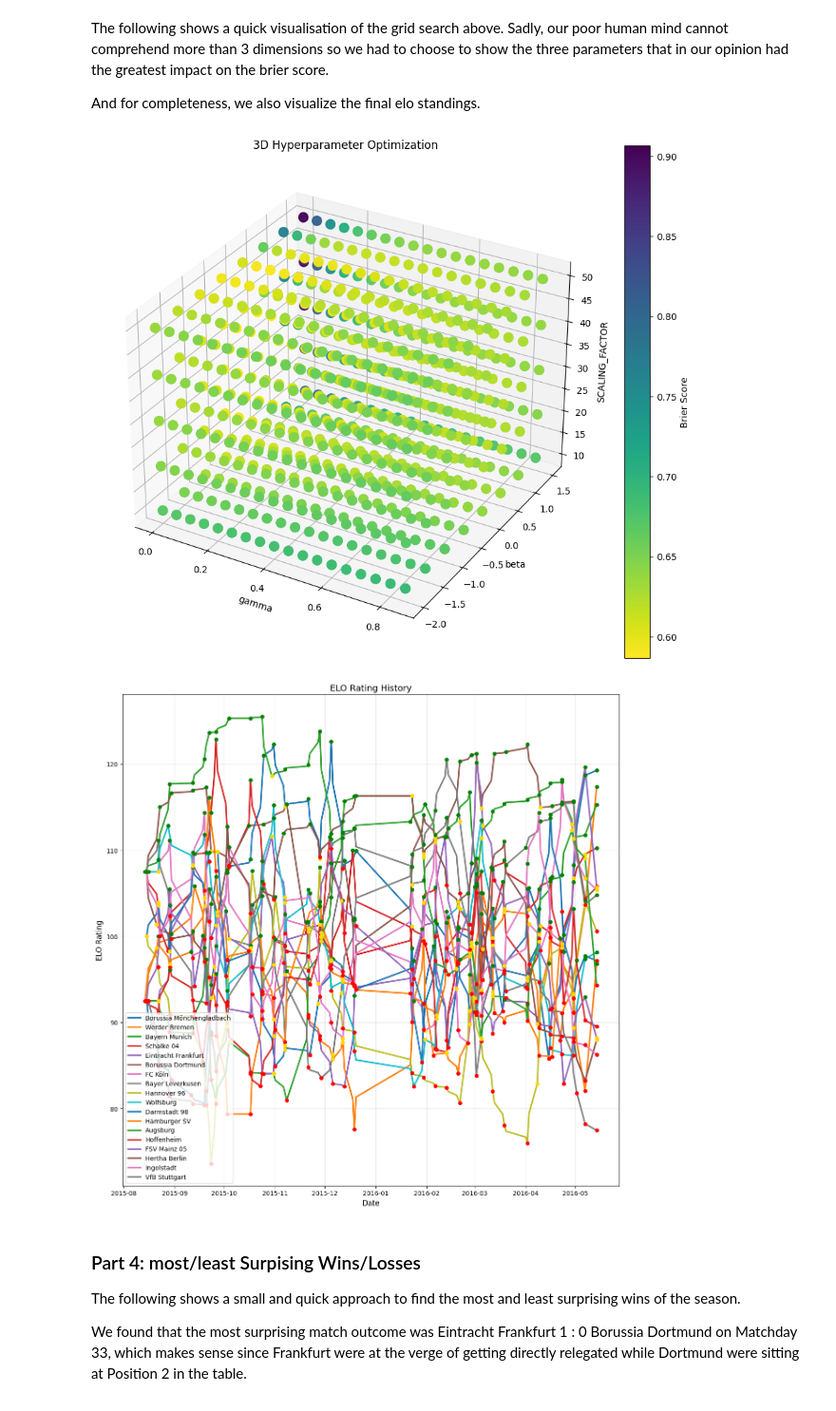
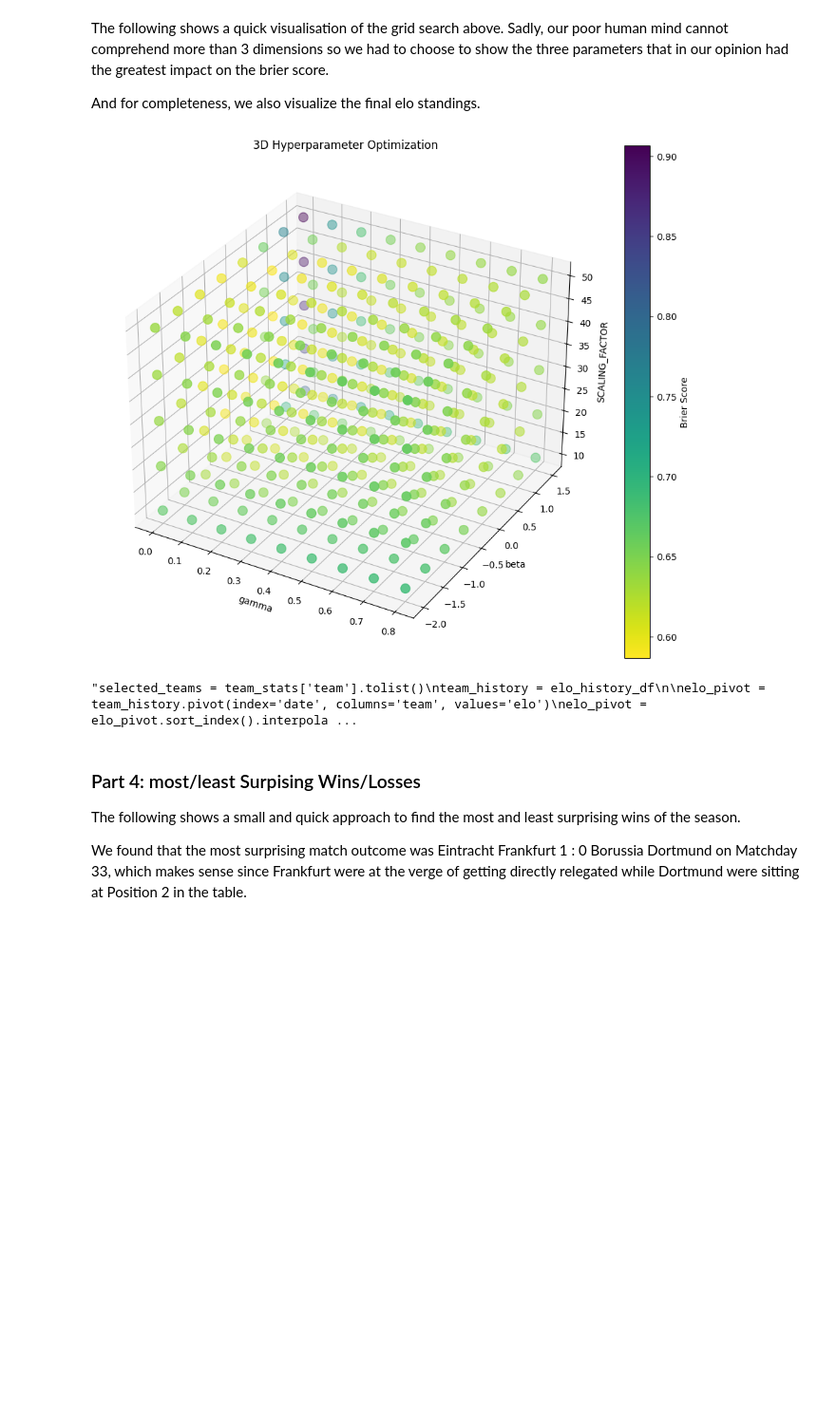
Before and after one commit to MaxPrinz98/FootballDSAI, a Jupyter notebook: Create_Elo_Clean.ipynb, the cells around one changed output. Shown: that part at 95% size. Drawn from its saved outputs; the diff is of its cells as text; code cells hidden in the pictures; blank space fills up the shorter version.

Commit message:
svg stuff

```diff
--- a/Create_Elo_Clean.ipynb
+++ b/Create_Elo_Clean.ipynb
@@ -87,9 +87,9 @@ param_grid = {
     'K_FACTOR': [1],#np.arange(1.,7.,1.),
     'SCALING_FACTOR': np.arange(10.,51.,10.),
     'HOME_ADVANTAGE': [0.01] ,#np.arange(0.01,0.10,0.05),
-    'STARTING_ELO': np.arange(500.,2501.,500.),
+    'STARTING_ELO': [1500.], #np.arange(500.,2501.,500.),
     'beta' : np.arange(-2.,2.,0.5),
-    'gamma' : np.arange(0.0,0.9,0.05)
+    'gamma' : np.arange(0.0,0.9,0.1)
 }
 
 
@@ -125,37 +125,38 @@ ax.set_xlabel("gamma")
 ax.set_ylabel("beta")
 ax.set_zlabel("SCALING_FACTOR")
 plt.colorbar(scatter, label="Brier Score")
 plt.title("3D Hyperparameter Optimization")
+plt.savefig('./Poster_stuff/Grid_search.svg')
 plt.show()
 
-selected_teams = team_stats['team'].tolist()
+'''selected_teams = team_stats['team'].tolist()
 team_history = elo_history_df
 
 elo_pivot = team_history.pivot(index='date', columns='team', values='elo')
 elo_pivot = elo_pivot.sort_index().interpolate()
 
 plt.figure(figsize=(12, 12))
 
 result_colors = {'win': 'green', 'loss': 'red', 'draw': 'gold'}
 
 for team in selected_teams:
     plt.plot(elo_pivot.index, elo_pivot[team], label=team, linewidth=2.5)
 
     team_points = team_history[team_history['team'] == team]
     for _, row in team_points.iterrows():
         plt.scatter(row['plot_date'], row['elo'], color=result_colors[row['result']], s=30, zorder=5)
 
 
 plt.title('ELO Rating History', fontsize=14)
 plt.xlabel('Date', fontsize=12)
 plt.ylabel('ELO Rating', fontsize=12)
 plt.grid(True, alpha=0.3)
 plt.legend(loc='lower left')
 plt.tight_layout()
-plt.show()
+plt.show()'''
 # %% [output]
-[figure, old version]
+[figure, new version]
-[figure, removed]
+"selected_teams = team_stats['team'].tolist()\nteam_history = elo_history_df\n\nelo_pivot = team_history.pivot(index='date', columns='team', values='elo')\nelo_pivot = elo_pivot.sort_index().interpola ...
 # %% [markdown]
 ### Part 4: most/least Surpising Wins/Losses
 
```
Also changed, not shown: parts of 1 cell of this notebook, 3 other files.
